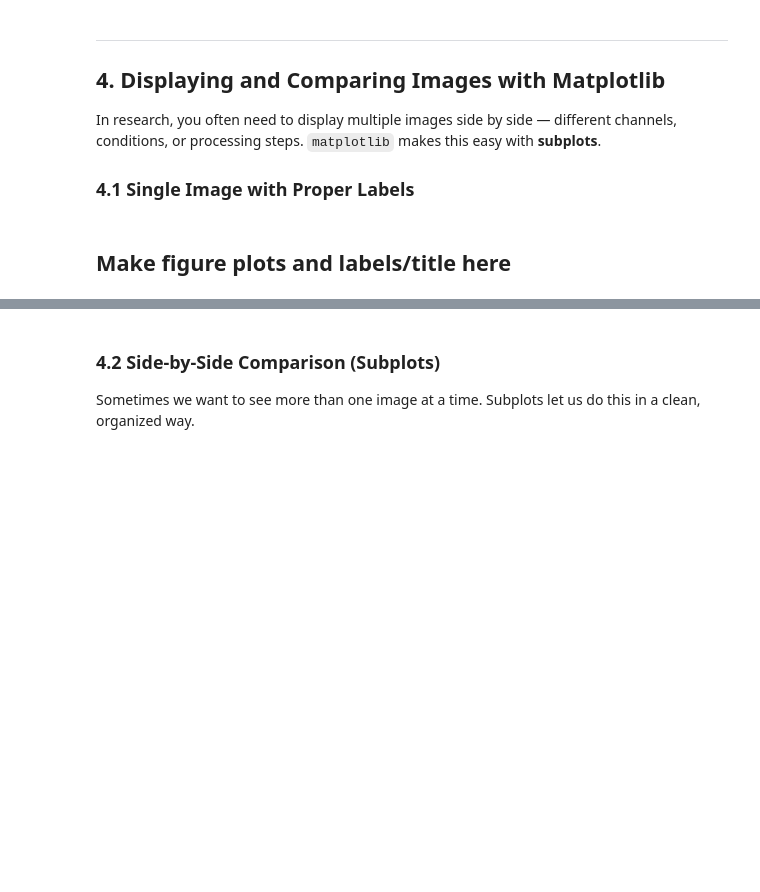
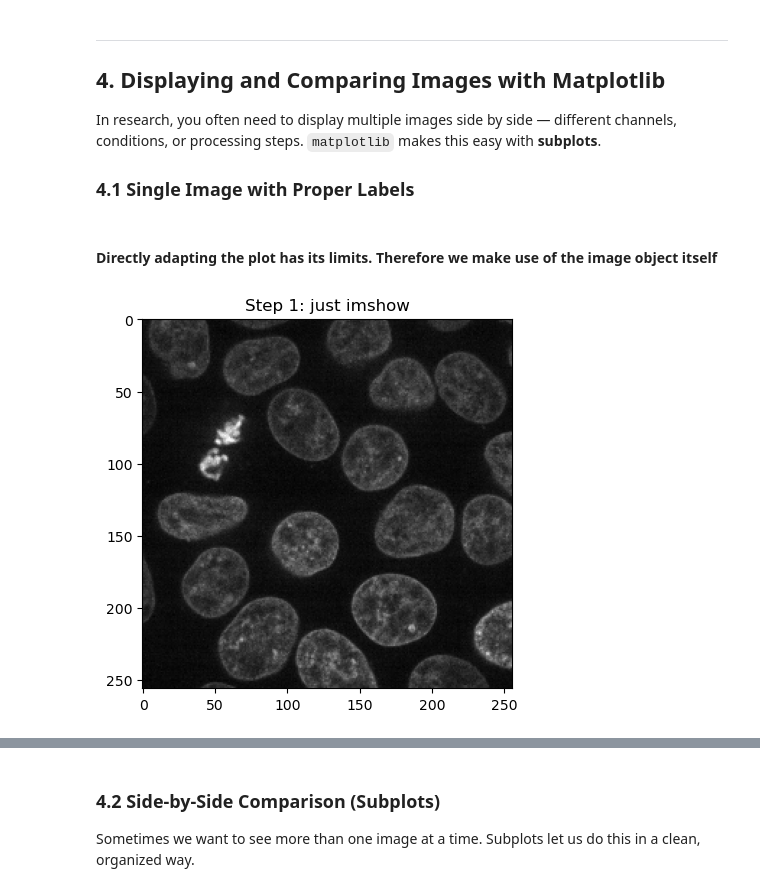
Before and after one commit to m-albert/mnb-image-analysis, a Jupyter notebook: materials/image_handling/image_handling.ipynb, the cells around one changed output, grey strips where cells are left out. Drawn from its saved outputs; the diff is of its cells as text; code cells hidden in the pictures; blank space fills up the shorter version.

```diff
--- a/materials/image_handling/image_handling.ipynb
+++ b/materials/image_handling/image_handling.ipynb
@@ -442,4 +470,12 @@ plt.colorbar(label="Intensity")
 plt.axis("off")  # Hide axes for a cleaner look
 plt.show()
 # %% [markdown]
-## Make figure plots and labels/title here
+#### Directly adapting the plot has its limits. Therefore we make use of the image object itself
+# %%
+# Step 1: bare image — no labels at all
+fig, ax = plt.subplots()
+ax.imshow(nuclei_mid, cmap="gray")
+ax.set_title("Step 1: just imshow")
+plt.show()
+# %% [output]
+[figure, added]
```
Also changed, not shown: parts of 18 cells of this notebook.
